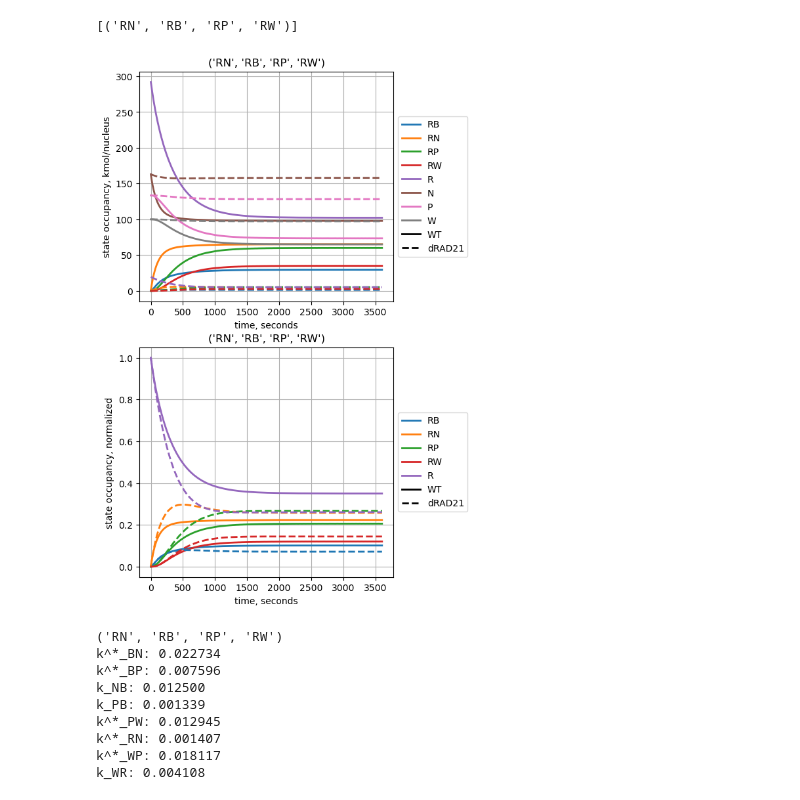
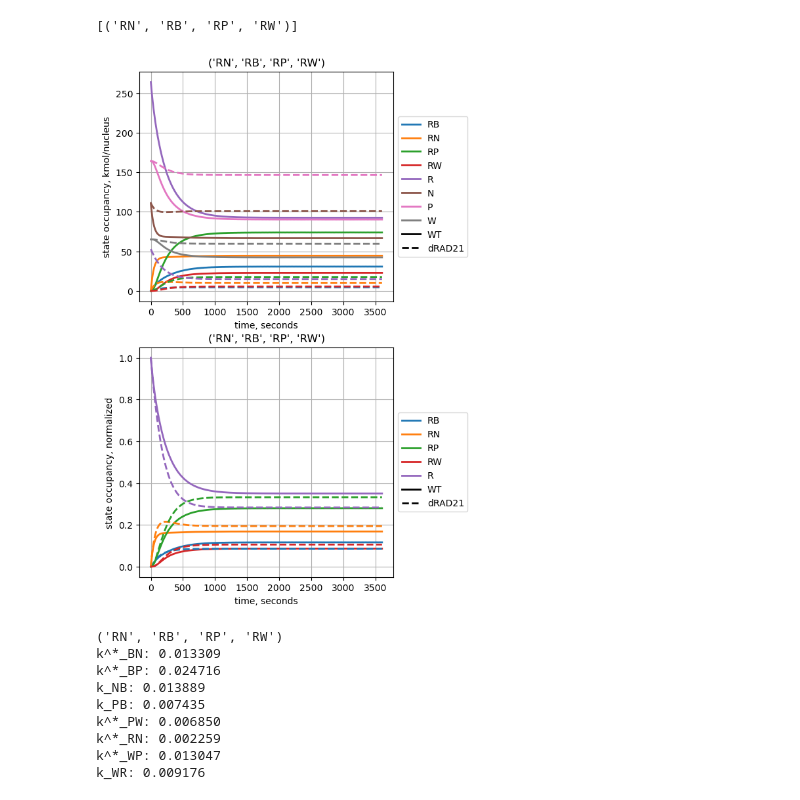
Before and after one commit to WhittakerWave/discrete_extrusion_sister, a Jupyter notebook: multistate_extrusion/ODE_solver.ipynb, the cells around one changed output. Cells and saved outputs as stored; diff of their text form; code cells hidden in the pictures.

```diff
--- a/multistate_extrusion/ODE_solver.ipynb
+++ b/multistate_extrusion/ODE_solver.ipynb
@@ -134,8 +131,7 @@ tspan = (t_eval[0], t_eval[-1])
 # %%
 # pertubation = [perturb_param, perturb_ratio, conditions={state_ratio:direction}]
 perturbations = [
-    ['N_W', 1/5, {'F_R':'>1',    #F_R goes up in dWAPL: Tedeshchi, Haarhuis, Wutz
-                  'RP':'>0.5'}], #RP shouldn't go down too much according to Wutz Immunoblot. 0.5 chosen arbitrarily.
+    ['N_W', 1/5, {'F_R':'>1'}], #RP shouldn't go down too much according to Wutz Immunoblot. 0.5 chosen arbitrarily.
     ['N_P', 1/5, {'F_R':'>1'}],  #F_R goes up in dPDS5: Wutz
     ['N_N', 1/5, {'F_R':'<1'}],  #F_R goes down in dNIPBL: Haarhuis2017 Fig4E,  Quantitative immunofluorescence
 ]
@@ -209,7 +205,7 @@ for sequence in candidate_list:
     solution = scipy.integrate.solve_ivp(f, tspan, y0_wt, t_eval=t_eval)
 
     parameter_dict_dRAD21 = parameter_dict.copy()
-    parameter_dict_dRAD21['N_R'] /= 15
+    parameter_dict_dRAD21['N_R'] /= 5
 
     y0_dRAD21 = list(init_state.evalf(subs=parameter_dict_dRAD21))
     solution_dRAD21 = scipy.integrate.solve_ivp(f, tspan, y0_dRAD21, t_eval=t_eval)
@@ -232,34 +228,34 @@ for sequence in candidate_list:
     plt.title(sequence)
 
     plt.grid(True)
 
     _ = plt.xlabel('time, seconds')
     _ = plt.ylabel('state occupancy, kmol/nucleus')
 
     ax = plt.subplot(2,1,2)
 
     ax.set_prop_cycle('color', ['#1f77b4', '#ff7f0e', '#2ca02c', '#d62728', '#9467bd'])
 
     plt.plot(t_eval, solution.y[:5].T / parameter_dict['N_R'], lw=2)
 
     plt.plot([], [], 'k', lw=2)
     plt.plot([], [], 'k--', lw=2)
 
     plt.plot(t_eval, solution_dRAD21.y[:5].T / parameter_dict_dRAD21['N_R'], ls='--', lw=2)
 
     ax.legend(list(variables)[:5]+['WT', 'dRAD21'], shadow=False,
               loc='center left', bbox_to_anchor=(1, 0.5))
 
     plt.title(sequence)
 
     plt.grid(True)
 
     _ = plt.xlabel('time, seconds')
     _ = plt.ylabel('state occupancy, normalized')
 
     final_states.append(solution.y[:, -1])
 # %% [output]
-[figure, old version]
+[figure, new version]
 # %%
 variable_list = list(map(str, variables))
 
@@ -279,11 +275,11 @@ for j, sequence in enumerate(candidate_list):
             print(rate + ": %f" % value)
 # %% [output]
 ('RN', 'RB', 'RP', 'RW')
-k^*_BN: 0.022734
-k^*_BP: 0.007596
-k_NB: 0.012500
-k_PB: 0.001339
-k^*_PW: 0.012945
-k^*_RN: 0.001407
-k^*_WP: 0.018117
-k_WR: 0.004108
+k^*_BN: 0.013309
+k^*_BP: 0.024716
+k_NB: 0.013889
+k_PB: 0.007435
+k^*_PW: 0.006850
+k^*_RN: 0.002259
+k^*_WP: 0.013047
+k_WR: 0.009176
```
Also changed, not shown: parts of 2 cells of this notebook.
